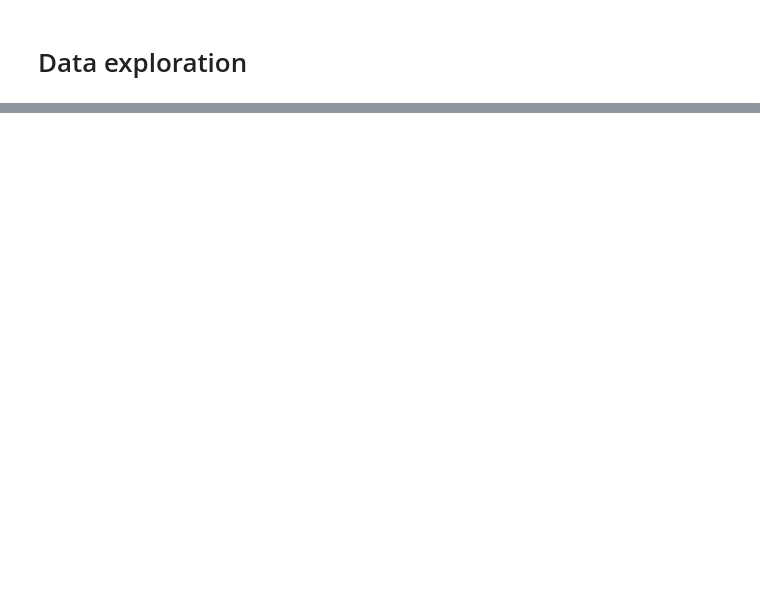
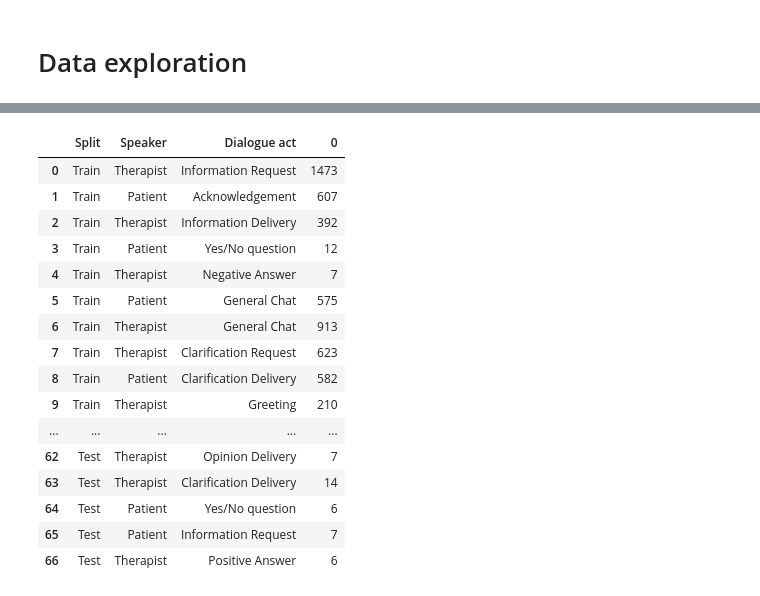
Before and after one commit to vincenzo-scotti/dldlm, a Jupyter notebook: notebooks/data_exploration.ipynb, the cells around one changed output, grey strips where cells are left out. Cells and saved outputs as stored; diff of their text form; code cells hidden in the pictures; blank space fills up the shorter version.

```diff
--- a/notebooks/data_exploration.ipynb
+++ b/notebooks/data_exploration.ipynb
@@ -84,0 +131,13 @@ plt.show()
+# %%
+for split, info in metadata.items():
+    print(f'Split: {split}')
+    for sub_set, sub_set_info in group_by(info, 'corpus').items():
+        print(f'\tSub set: {sub_set}')
+        n_dialogues, (mean_n_turns, std_n_turns), (mean_n_tokens, std_n_tokens) = compute_stats(sub_set_info)
+        print(f'\t\tNo. of dialogues: {n_dialogues:5d}, No. of turns per dialogue: {mean_n_turns:3.1f}({std_n_turns:3.1f}), No. of tokens per turn: {mean_n_tokens:3.1f}({std_n_tokens:3.1f}),')
+    print('\tTotal:')
+    n_dialogues, (mean_n_turns, std_n_turns), (mean_n_tokens, std_n_tokens) = compute_stats(info)
+    print(f'\t\tNo. of dialogues: {n_dialogues:5d}, No. of turns per dialogue: {mean_n_turns:3.1f}({std_n_turns:3.1f}), No. of tokens per turn: {mean_n_tokens:3.1f}({std_n_tokens:3.1f}),')
+n_dialogues, (mean_n_turns, std_n_turns), (mean_n_tokens, std_n_tokens) = compute_stats(sum((info for info in metadata.values()), list()))
+print('Total')
+print(f'\tNo. of dialogues: {n_dialogues:5d}, No. of turns per dialogue: {mean_n_turns:3.1f}({std_n_turns:3.1f}), No. of tokens per turn: {mean_n_tokens:3.1f}({std_n_tokens:3.1f}),')
@@ -84,0 +312,21 @@ plt.show()
+# %%
+tmp_df = df.groupby(['Split', 'Speaker', 'Dialogue act'], sort=False).size().reset_index()
+tmp_df
+# %% [output]
+|  | Split | Speaker | Dialogue act | 0 |
+| 0 | Train | Therapist | Information Request | 1473 |
+| 1 | Train | Patient | Acknowledgement | 607 |
+| 2 | Train | Therapist | Information Delivery | 392 |
+| 3 | Train | Patient | Yes/No question | 12 |
+| 4 | Train | Therapist | Negative Answer | 7 |
+| 5 | Train | Patient | General Chat | 575 |
+| 6 | Train | Therapist | General Chat | 913 |
+| 7 | Train | Therapist | Clarification Request | 623 |
+| 8 | Train | Patient | Clarification Delivery | 582 |
+| 9 | Train | Therapist | Greeting | 210 |
+| ... | ... | ... | ... | ... |
+| 62 | Test | Therapist | Opinion Delivery | 7 |
+| 63 | Test | Therapist | Clarification Delivery | 14 |
+| 64 | Test | Patient | Yes/No question | 6 |
+| 65 | Test | Patient | Information Request | 7 |
+| 66 | Test | Therapist | Positive Answer | 6 |
```
Also changed, not shown: parts of 45 cells of this notebook.
